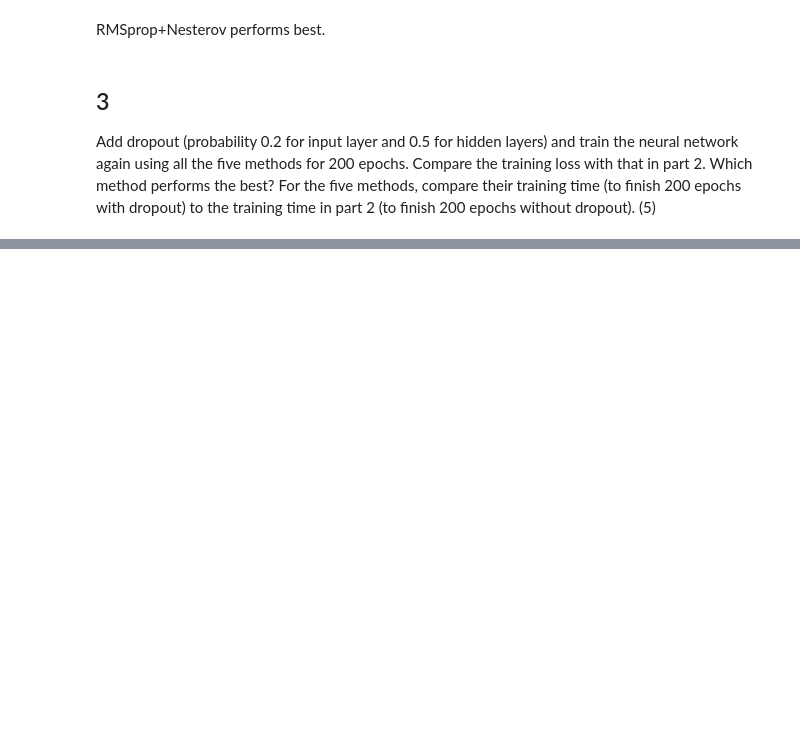
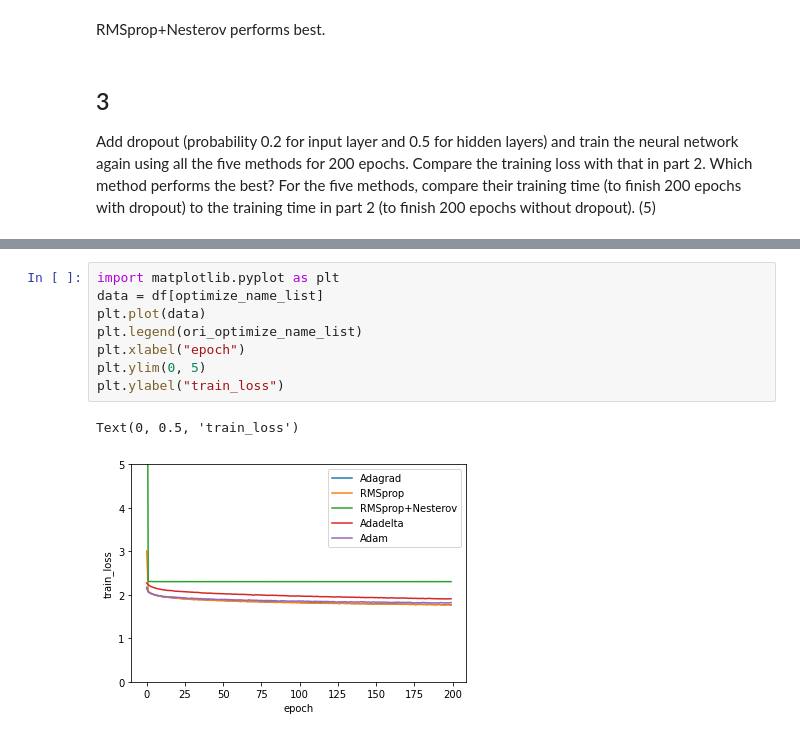
Before and after one commit to Xiang-Pan/NYU_DL_Sys, a Jupyter notebook: HW3/Problem1.ipynb, the cells around one changed output, grey strips where cells are left out. Saved outputs shown, nothing was run; the diff lists cells and outputs as text; blank space fills up the shorter version.

```diff
--- a/HW3/Problem1.ipynb
+++ b/HW3/Problem1.ipynb
@@ -384,0 +420,11 @@ Add dropout (probability 0.2 for input layer and 0.5 for hidden layers) and trai
+# %%
+import matplotlib.pyplot as plt
+data = df[optimize_name_list]
+plt.plot(data)
+plt.legend(ori_optimize_name_list)
+plt.xlabel("epoch")
+plt.ylim(0, 5)
+plt.ylabel("train_loss")
+# %% [output]
+Text(0, 0.5, 'train_loss')
+[figure, added]
```
Also changed, not shown: parts of 7 cells of this notebook, 27 other files.
